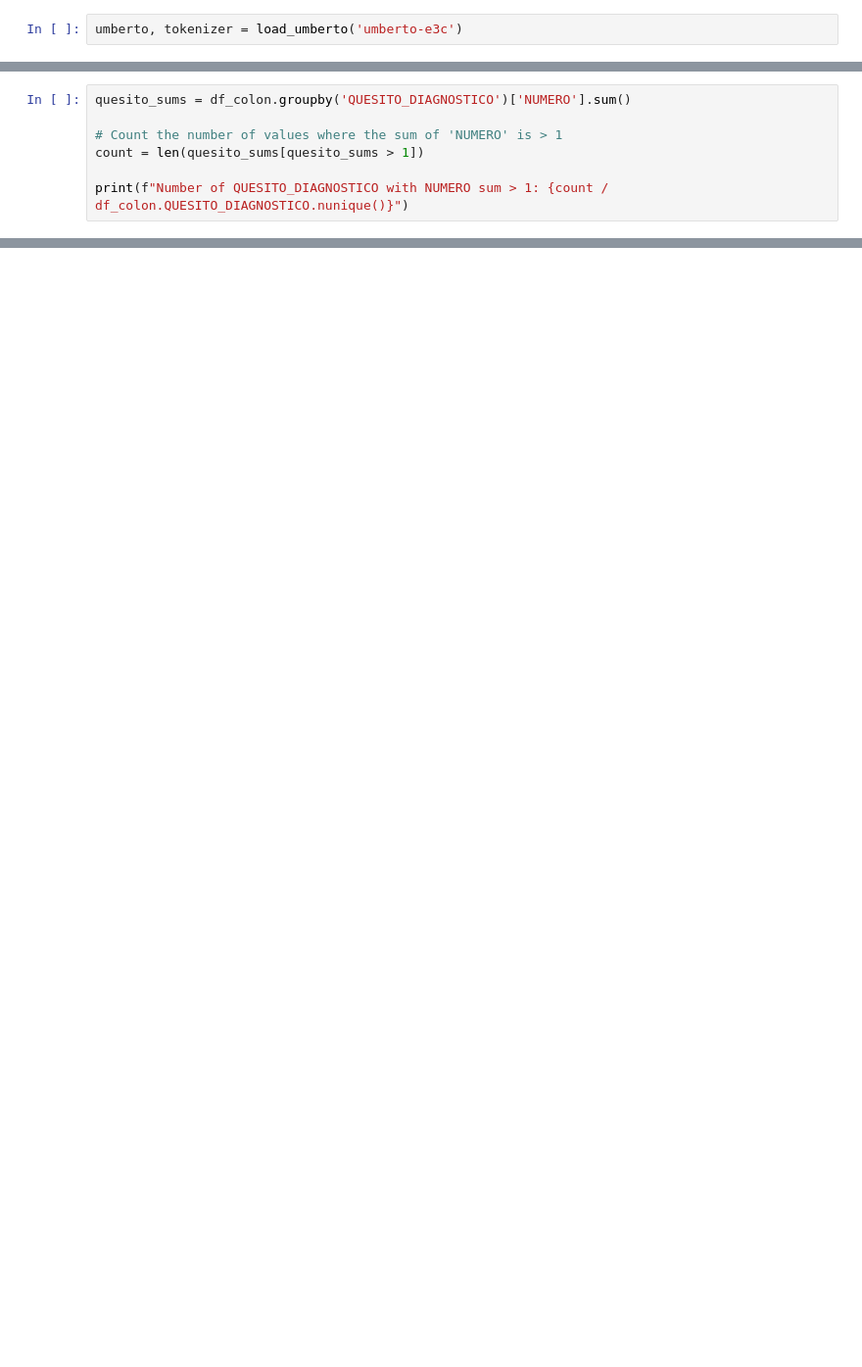
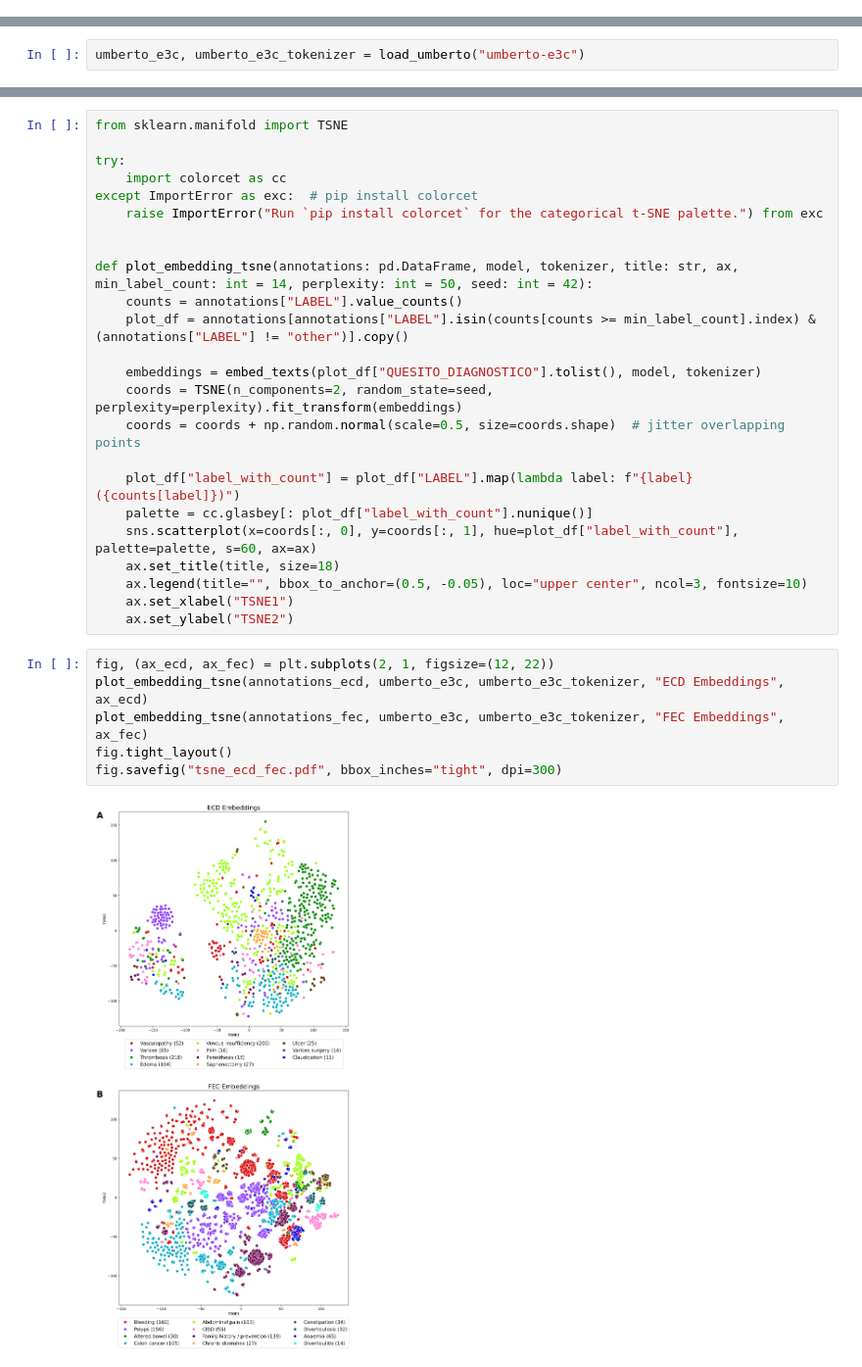
Before and after one commit to vittot/ReferralsAppropriateness, a Jupyter notebook: Referral_Appropriateness_NLP.ipynb, the cells around one changed output, grey strips where cells are left out. Shown at 98% size. Cells and saved outputs as stored; diff of their text form; blank space fills up the shorter version.

```diff
--- a/Referral_Appropriateness_NLP.ipynb
+++ b/Referral_Appropriateness_NLP.ipynb
@@ -966,2 +0,0 @@ def add_bert_embeddings(model, tokenizer, df_testo, text_col):
-# %%
-umberto, tokenizer = load_umberto('umberto-e3c')
@@ -1693,7 +0,0 @@ df_colon = pd.read_excel('df_colon_endo_clustered_def.xlsx')
-# %%
-quesito_sums = df_colon.groupby('QUESITO_DIAGNOSTICO')['NUMERO'].sum()
-
-# Count the number of values where the sum of 'NUMERO' is > 1
-count = len(quesito_sums[quesito_sums > 1])
-
-print(f"Number of QUESITO_DIAGNOSTICO with NUMERO sum > 1: {count / df_colon.QUESITO_DIAGNOSTICO.nunique()}")
@@ -2294,0 +494,2 @@ fig.savefig("tsne_fec_ecd_2x1.pdf", bbox_inches="tight", dpi=300)
+# %%
+umberto_e3c, umberto_e3c_tokenizer = load_umberto("umberto-e3c")
@@ -2294,0 +1337,32 @@ fig.savefig("tsne_fec_ecd_2x1.pdf", bbox_inches="tight", dpi=300)
+# %%
+from sklearn.manifold import TSNE
+
+try:
+    import colorcet as cc
+except ImportError as exc:  # pip install colorcet
+    raise ImportError("Run `pip install colorcet` for the categorical t-SNE palette.") from exc
+
+
+def plot_embedding_tsne(annotations: pd.DataFrame, model, tokenizer, title: str, ax, min_label_count: int = 14, perplexity: int = 50, seed: int = 42):
+    counts = annotations["LABEL"].value_counts()
+    plot_df = annotations[annotations["LABEL"].isin(counts[counts >= min_label_count].index) & (annotations["LABEL"] != "other")].copy()
+
+    embeddings = embed_texts(plot_df["QUESITO_DIAGNOSTICO"].tolist(), model, tokenizer)
+    coords = TSNE(n_components=2, random_state=seed, perplexity=perplexity).fit_transform(embeddings)
+    coords = coords + np.random.normal(scale=0.5, size=coords.shape)  # jitter overlapping points
+
+    plot_df["label_with_count"] = plot_df["LABEL"].map(lambda label: f"{label} ({counts[label]})")
+    palette = cc.glasbey[: plot_df["label_with_count"].nunique()]
+    sns.scatterplot(x=coords[:, 0], y=coords[:, 1], hue=plot_df["label_with_count"], palette=palette, s=60, ax=ax)
+    ax.set_title(title, size=18)
+    ax.legend(title="", bbox_to_anchor=(0.5, -0.05), loc="upper center", ncol=3, fontsize=10)
+    ax.set_xlabel("TSNE1")
+    ax.set_ylabel("TSNE2")
+# %%
+fig, (ax_ecd, ax_fec) = plt.subplots(2, 1, figsize=(12, 22))
+plot_embedding_tsne(annotations_ecd, umberto_e3c, umberto_e3c_tokenizer, "ECD Embeddings", ax_ecd)
+plot_embedding_tsne(annotations_fec, umberto_e3c, umberto_e3c_tokenizer, "FEC Embeddings", ax_fec)
+fig.tight_layout()
+fig.savefig("tsne_ecd_fec.pdf", bbox_inches="tight", dpi=300)
+# %% [output]
+[figure, added]
```
Also changed, not shown: parts of 379 cells of this notebook.
